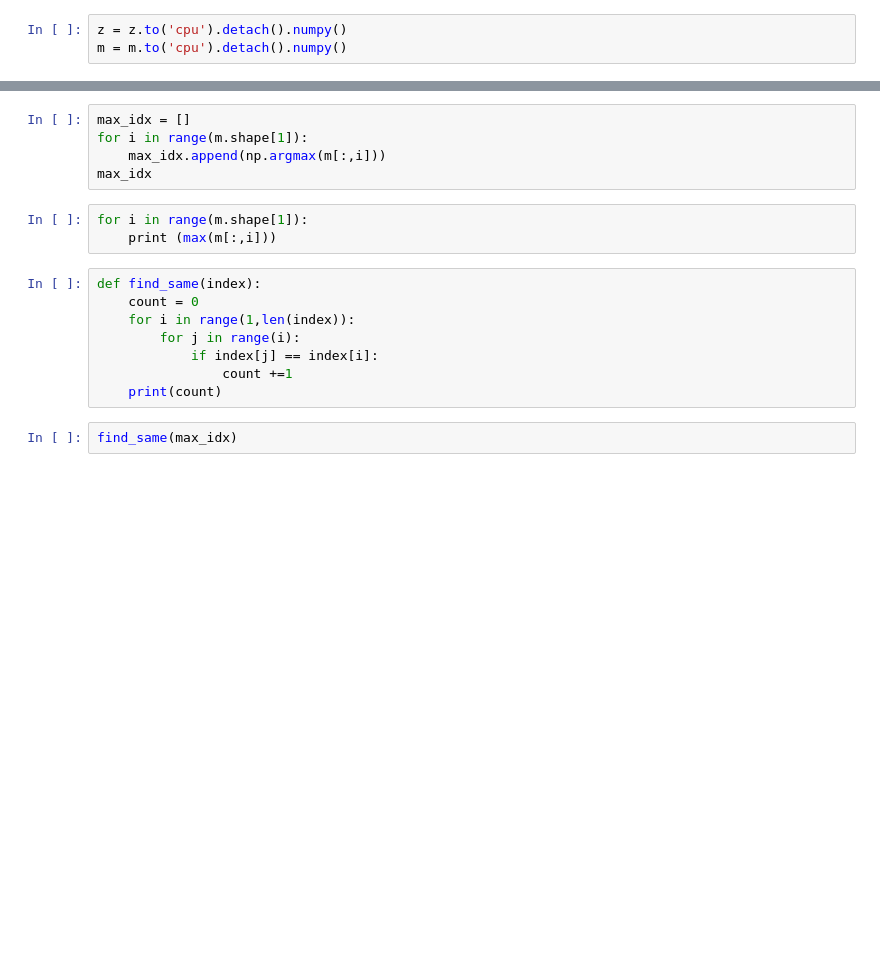
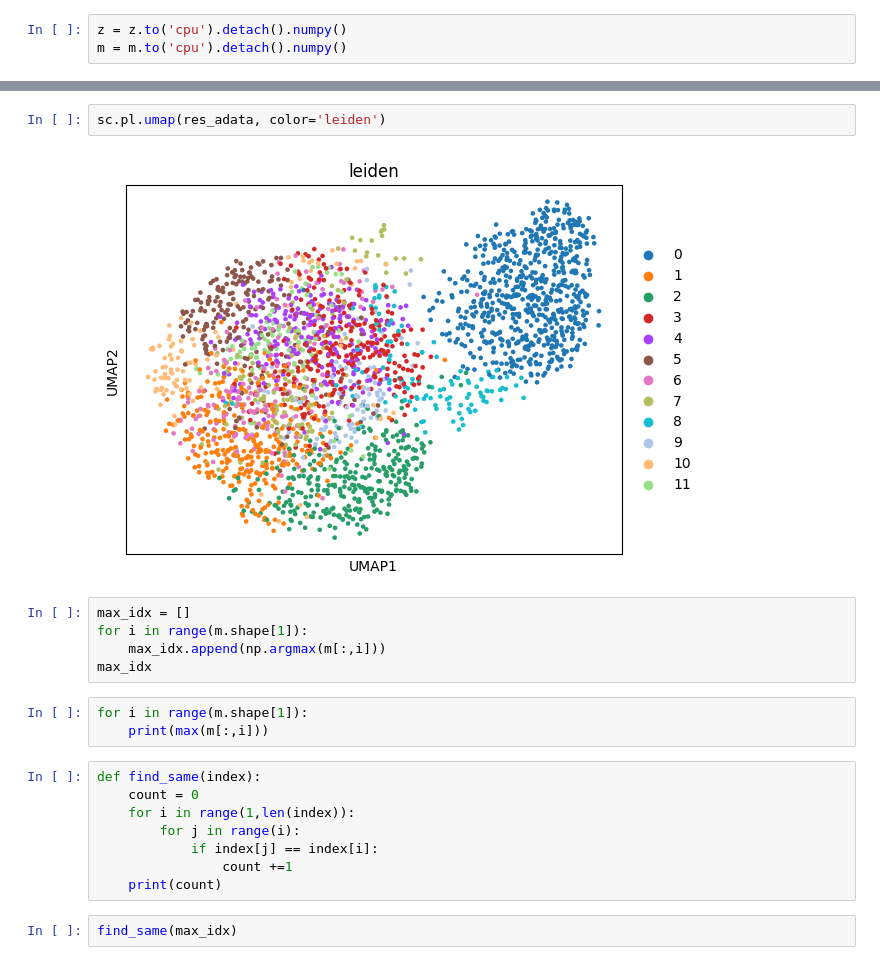
Before and after one commit to Khadaq2001/Concrete, a Jupyter notebook: src/main.ipynb, the cells around one changed output, grey strips where cells are left out. Drawn from its saved outputs; the diff is of its cells as text; blank space fills up the shorter version.

```diff
--- a/src/main.ipynb
+++ b/src/main.ipynb
@@ -60,3 +86,7 @@ m = m.to('cpu').detach().numpy()
+# %%
+sc.pl.umap(res_adata, color='leiden')
+# %% [output]
+[figure, added]
 # %%
 max_idx = []
 for i in range(m.shape[1]):
@@ -64,7 +94,7 @@ for i in range(m.shape[1]):
 max_idx
 # %%
 for i in range(m.shape[1]):
-    print (max(m[:,i]))
+    print(max(m[:,i]))
 # %%
 def find_same(index):
     count = 0
```
Also changed, not shown: parts of 25 cells of this notebook, 15 other files.
